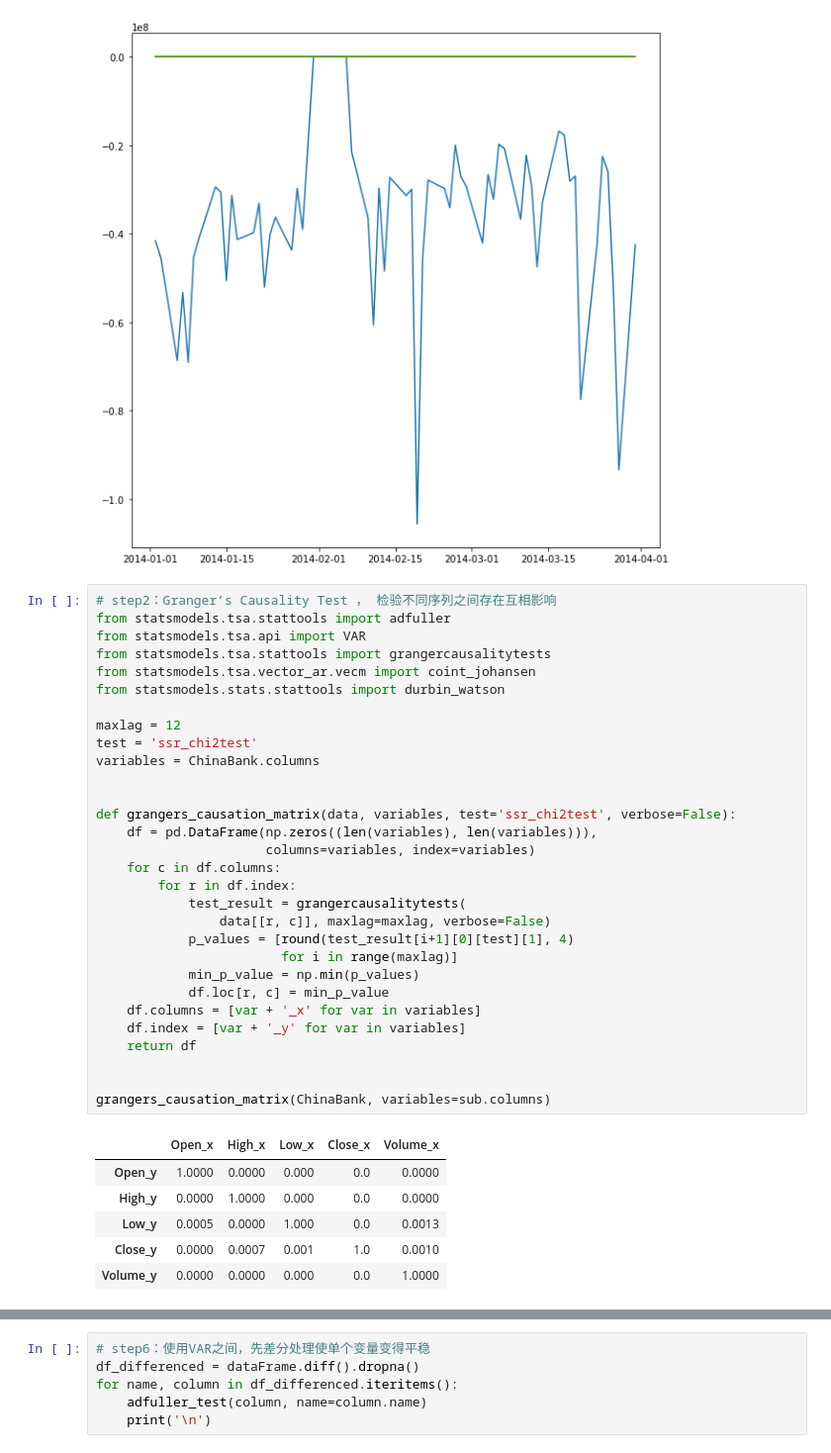
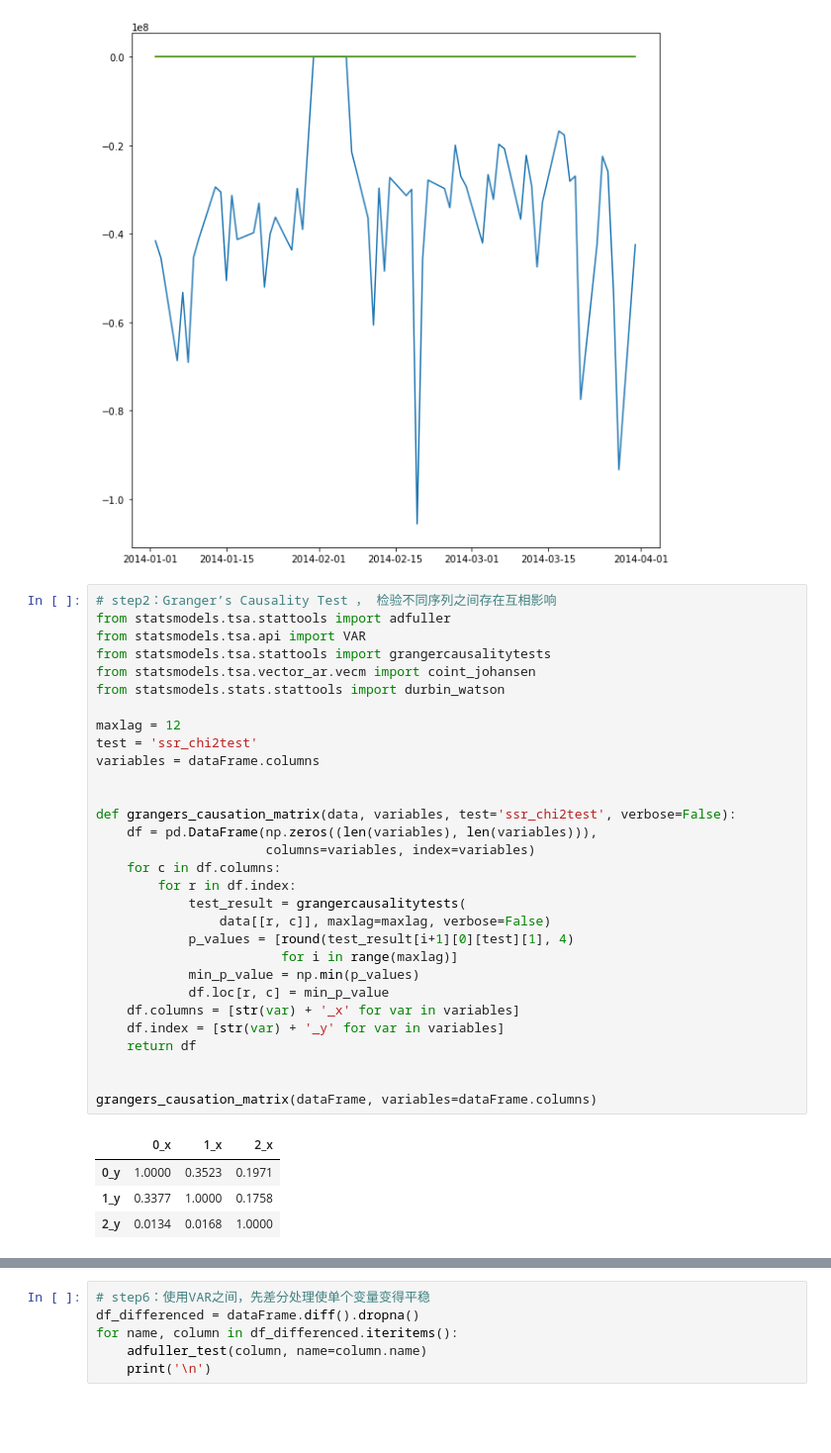
Before and after one commit to Allanroy-tz/PyLab, a Jupyter notebook: 时间序列分析/VAR.ipynb, the cells around one changed output, grey strips where cells are left out. Shown at 99% size. Saved outputs shown, nothing was run; the diff lists cells and outputs as text; blank space fills up the shorter version.

```diff
--- a/时间序列分析/VAR.ipynb
+++ b/时间序列分析/VAR.ipynb
@@ -89,40 +89,38 @@ plt.show()
 # %%
 # step2：Granger’s Causality Test ， 检验不同序列之间存在互相影响
 from statsmodels.tsa.stattools import adfuller
 from statsmodels.tsa.api import VAR
 from statsmodels.tsa.stattools import grangercausalitytests
 from statsmodels.tsa.vector_ar.vecm import coint_johansen
 from statsmodels.stats.stattools import durbin_watson
 
 maxlag = 12
 test = 'ssr_chi2test'
-variables = ChinaBank.columns
+variables = dataFrame.columns
 
 
 def grangers_causation_matrix(data, variables, test='ssr_chi2test', verbose=False):
     df = pd.DataFrame(np.zeros((len(variables), len(variables))),
                       columns=variables, index=variables)
     for c in df.columns:
         for r in df.index:
             test_result = grangercausalitytests(
                 data[[r, c]], maxlag=maxlag, verbose=False)
             p_values = [round(test_result[i+1][0][test][1], 4)
                         for i in range(maxlag)]
             min_p_value = np.min(p_values)
             df.loc[r, c] = min_p_value
-    df.columns = [var + '_x' for var in variables]
-    df.index = [var + '_y' for var in variables]
+    df.columns = [str(var) + '_x' for var in variables]
+    df.index = [str(var) + '_y' for var in variables]
     return df
 
 
-grangers_causation_matrix(ChinaBank, variables=sub.columns)
+grangers_causation_matrix(dataFrame, variables=dataFrame.columns)
 # %% [output]
-|  | Open_x | High_x | Low_x | Close_x | Volume_x |
-| Open_y | 1.0000 | 0.0000 | 0.000 | 0.0 | 0.0000 |
-| High_y | 0.0000 | 1.0000 | 0.000 | 0.0 | 0.0000 |
-| Low_y | 0.0005 | 0.0000 | 1.000 | 0.0 | 0.0013 |
-| Close_y | 0.0000 | 0.0007 | 0.001 | 1.0 | 0.0010 |
-| Volume_y | 0.0000 | 0.0000 | 0.000 | 0.0 | 1.0000 |
+|  | 0_x | 1_x | 2_x |
+| 0_y | 1.0000 | 0.3523 | 0.1971 |
+| 1_y | 0.3377 | 1.0000 | 0.1758 |
+| 2_y | 0.0134 | 0.0168 | 1.0000 |
 # %%
 # step3：ADF测试，检验单个变量是否平稳
 def adfuller_test(series, signif=0.05, name='', verbose=False):
```
Also changed, not shown: parts of 2 cells of this notebook, 1 other file.
